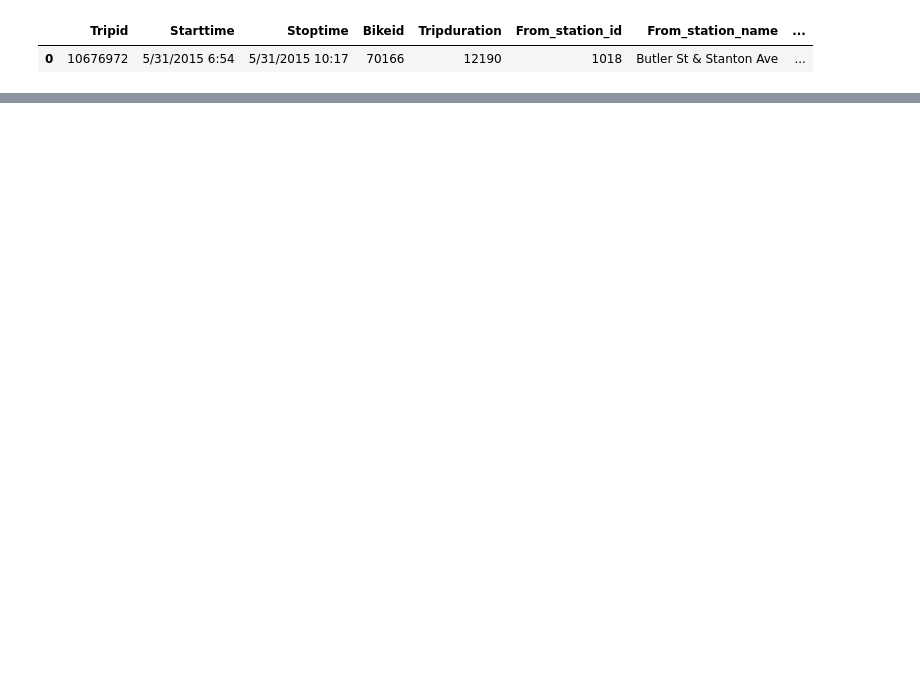
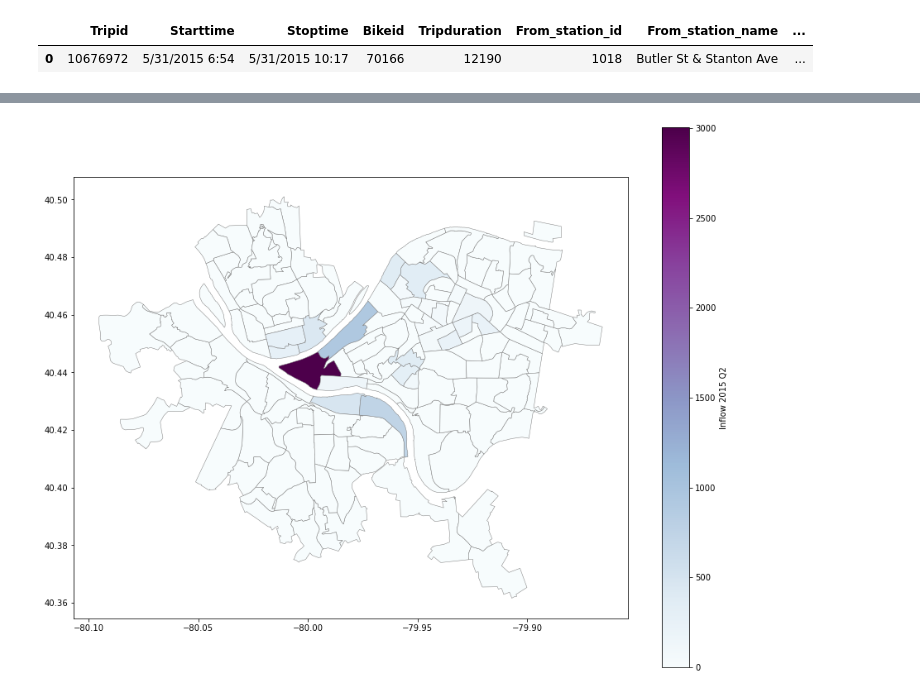
Before and after one commit to katelyn98/HealthyRide-Mapping, a Jupyter notebook: Notebooks/InflowOutflow.ipynb, the cells around one changed output, grey strips where cells are left out. Saved outputs shown, nothing was run; the diff lists cells and outputs as text; code cells hidden in the pictures; blank space fills up the shorter version.

Commit message:
adding inflow and outflow

```diff
--- a/Notebooks/InflowOutflow.ipynb
+++ b/Notebooks/InflowOutflow.ipynb
@@ -79,23 +95,23 @@ for i in range(len(df_2015_q2)):
     from_station = df_2015_q2.loc[i]['From_station_id']
 
     if from_station == 1050:
-        df_2015_q2.at[i, 'from_census_tract'] = 0
+        df_2015_q2.at[i, 'from_census_tract'] = "0"
     else:
         df_2015_q2.at[i, 'from_census_tract'] = centract_dict.get(from_station)
 
     to_station = df_2015_q2.loc[i]['To_station_id']
 
     if to_station == 1050:
-        df_2015_q2.at[i, 'to_census_tract'] = 0
+        df_2015_q2.at[i, 'to_census_tract'] = "0"
     else:
         df_2015_q2.at[i, 'to_census_tract'] = centract_dict.get(to_station)
 
 df_2015_q2.to_csv('../Data/TripData/trip_data_2015Q2_ct.csv')
 # %%
-df_2015_q2 = pd.read_csv('../Data/TripData/trip_data_2015Q2_ct.csv')
+# df_2015_q2 = pd.read_csv('../Data/TripData/trip_data_2015Q2_ct.csv')
 for i in range(len(df_2015_q2)):
     if pd.isna(df_2015_q2.loc[i]['to_census_tract']):
-        df_2015_q2.at[i, 'to_census_tract'] = 0
+        df_2015_q2.at[i, 'to_census_tract'] = "0"
 
     if pd.isna(df_2015_q2.loc[i]['from_census_tract']):
-        df_2015_q2.at[i, 'from_census_tract'] = 0
+        df_2015_q2.at[i, 'from_census_tract'] = "0"
@@ -120,0 +158,9 @@ outflow_dict = {}
+# %%
+inflow_df = pd.DataFrame.from_dict(inflow, orient='index', columns=['inflow_count'])
+inflow_df = inflow_df.reset_index()
+inflow_df = inflow_df.rename(columns = {'index': 'tractce10'})
+
+
+outflow_df = pd.DataFrame.from_dict(outflow, orient='index', columns=['outflow_count'])
+outflow_df = outflow_df.reset_index()
+outflow_df = outflow_df.rename(columns = {'index': 'tractce10'})
@@ -120,0 +199,20 @@ outflow_dict = {}
+# %%
+#prep two merge the geodataframe and the dataframe together
+pdf = cenTract.merge(inflow_df, on='tractce10')
+pdf = pdf.merge(outflow_df, on='tractce10')
+
+for i in range(len(pdf)):
+    if pd.isna(pdf.loc[i]['inflow_count']):
+        pdf.at[i, 'inflow_count'] = 0
+    if pd.isna(pdf.loc[i]['outflow_count']):
+        pdf.at[i, 'outflow_count'] = 0
+# %%
+#plot the neighborhood ids on the map
+ax = pdf.plot(column="inflow_count", cmap='BuPu', figsize = (15, 12), edgecolor = "grey",
+              linewidth = 0.5, legend = True, legend_kwds={'label': "Inflow 2015 Q2",'orientation': "vertical"})
+# texts = []
+
+# for x, y, label in zip(map_points.geometry.x, map_points.geometry.y, pdf['inflow_count']):
+#     texts.append(plt.text(x, y, label, fontsize = 8))
+# %% [output]
+[figure, added]
```
Also changed, not shown: parts of 16 cells of this notebook.
